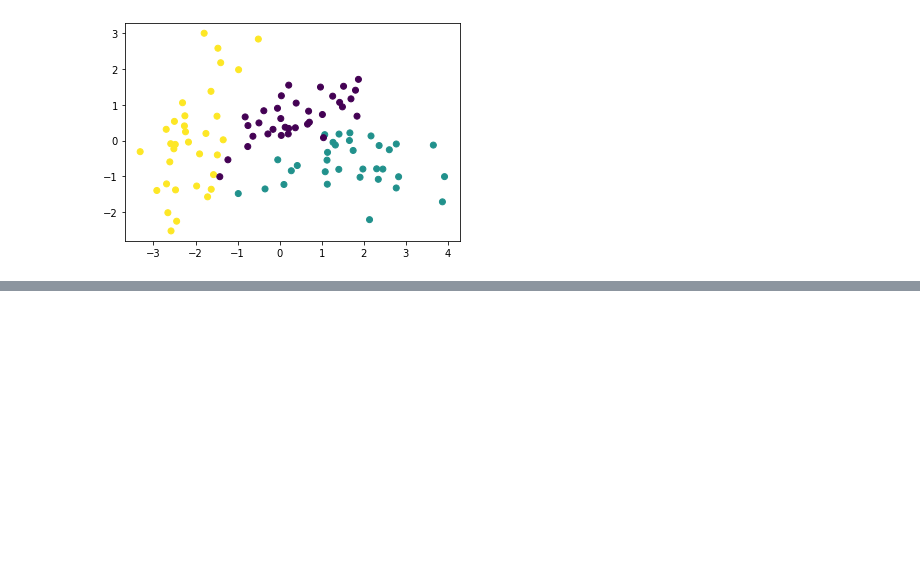
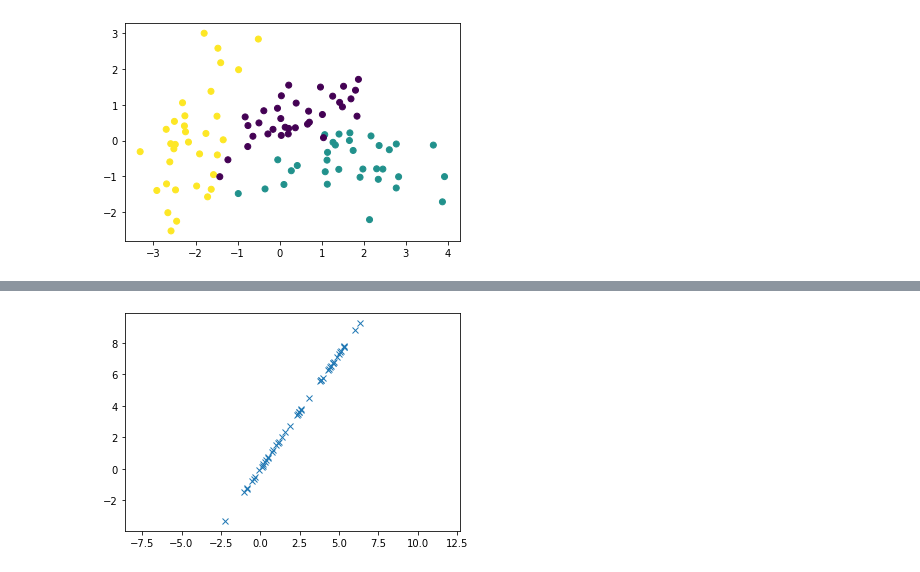
Before and after one commit to Stynic/train_ml_math, a Jupyter notebook: ml/low_level/module_8/notebook_8.ipynb, the cells around one changed output, grey strips where cells are left out. Saved outputs shown, nothing was run; the diff lists cells and outputs as text; code cells hidden in the pictures; blank space fills up the shorter version.

```diff
--- a/ml/low_level/module_8/notebook_8.ipynb
+++ b/ml/low_level/module_8/notebook_8.ipynb
@@ -152,0 +169,12 @@ plt.scatter(X_pca[:, 0], X_pca[:, 1], c=y)
+# %%
+# apply SVD
+svd_model = TruncatedSVD(n_components=1).fit(X)
+X_svd = svd_model.transform(X)
+X_svd_restored = svd_model.inverse_transform(X_svd)
+# %%
+plt.plot(X_svd_restored[:, 0],
+         X_svd_restored[:, 1], 'x')
+plt.axis('equal')
+plt.show()
+# %% [output]
+[figure, added]
```
Also changed, not shown: parts of 3 cells of this notebook.
